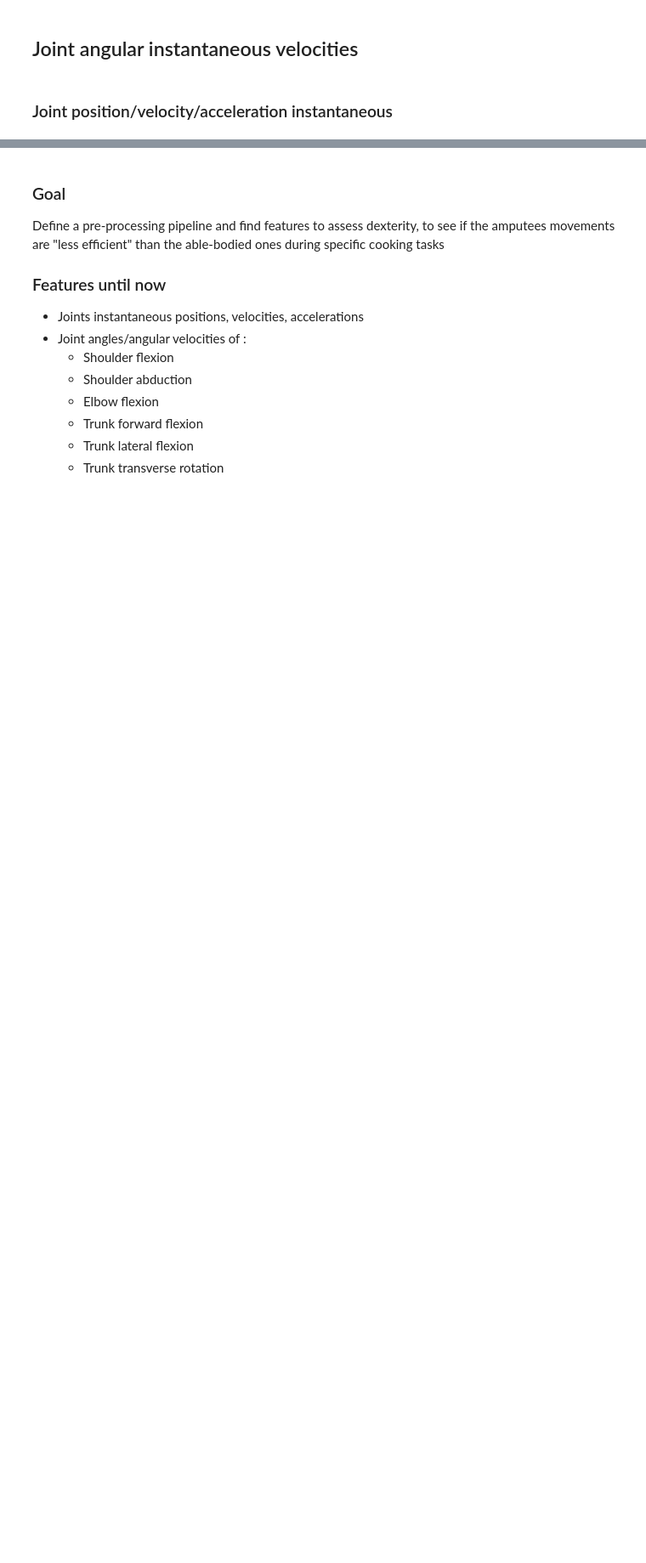
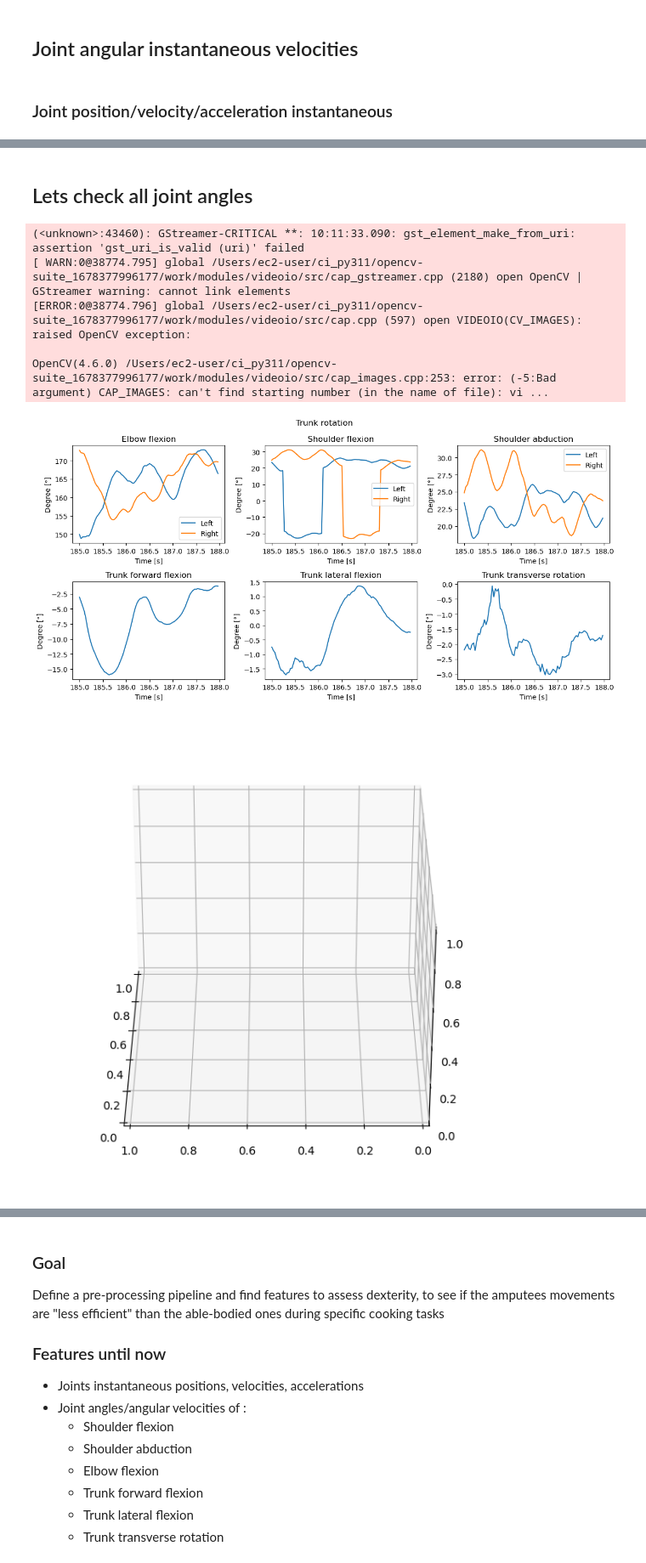
Before and after one commit to FranklinLeong/dexterity_assessment_CL, a Jupyter notebook: src/exploratory copie.ipynb, the cells around one changed output, grey strips where cells are left out. Shown at 85% size. Cells and saved outputs as stored; diff of their text form; code cells hidden in the pictures; blank space fills up the shorter version.

```diff
--- a/src/exploratory copie.ipynb
+++ b/src/exploratory copie.ipynb
@@ -975,13 +1063,3 @@ keys = ['leftshoulder_flex', 'rightshoulder_flex', 'leftshoulder_abduc',
-# %%
-times = df_test['time']
-n = len(times)
-for key in keys:
-    angles = df_test[key]
-    w = [0]
-    for i in range(n-1):
-        w_i = (angles[i+1] - angles[i])/(times[i+1] - times[i])
-        w.append(w_i)
-    df_test[key + '_w'] = w
 # %% [markdown]
 ### Joint position/velocity/acceleration instantaneous
 # %%
@@ -1067,0 +1112,26 @@ df_test.to_csv('Changling_features.csv')
+# %%
+data_npy_path = "../data/data_test_31.07.npy"
+data_npy = np.load(data_npy_path)
+
+df_test = pd.DataFrame()
+df_test['time'] = np.array([time/30 for time in range(len(data_npy))])
+for i in range(17):
+    df_point = pd.DataFrame(data_npy[:, i])
+    df_test[f'point_{i}'] = df_point[[0, 1, 2]].to_numpy().tolist()
+    df_test[f'point_{i}'] = [np.array(point) for point in df_test[f'point_{i}']]
+df_test.rename(columns = {'point_0': 'nose', 'point_1': 'lefteye',
+                          'point_2': 'righteye', 'point_3': 'leftear', 'point_4': 'rightear',
+                          'point_5':'leftshoulder', 'point_6':'rightshoulder',
+                          'point_8':'rightelbow', 'point_7':'leftelbow',
+                          'point_10':'rightwrist', 'point_9':'leftwrist',
+                          'point_12':'righthip', 'point_11':'lefthip',
+                          'point_13': 'leftknee', 'point_14': 'rightknee',
+                          'point_15': 'leftfoot', 'point_16': 'rightfoot'}, inplace = True)
+
+joints = ['leftshoulder_flex', 'rightshoulder_flex', 'leftshoulder_abduc',
+       'rightshoulder_abduc', 'leftelbow_flex', 'rightelbow_flex',
+       'trunk_forward_flex', 'trunk_lateral_flex', 'trunk_rotation']
+
+# Add joints DoF
+add_joint_angles(df_test)
+add_joint_velocities(df_test, joints)
@@ -1067,0 +1175,13 @@ df_test.to_csv('Changling_features.csv')
+# %% [markdown]
+## Lets check all joint angles
+# %%
+plot_all_joints(df_test, 185, 188, 'Trunk rotation')
+video_skeleton('trunk_rot', df_test, 185, 188)
+# %% [output]
+(<unknown>:43460): GStreamer-CRITICAL **: 10:11:33.090: gst_element_make_from_uri: assertion 'gst_uri_is_valid (uri)' failed
+[ WARN:0@38774.795] global /Users/ec2-user/ci_py311/opencv-suite_1678377996177/work/modules/videoio/src/cap_gstreamer.cpp (2180) open OpenCV | GStreamer warning: cannot link elements
+[ERROR:0@38774.796] global /Users/ec2-user/ci_py311/opencv-suite_1678377996177/work/modules/videoio/src/cap.cpp (597) open VIDEOIO(CV_IMAGES): raised OpenCV exception:
+
+OpenCV(4.6.0) /Users/ec2-user/ci_py311/opencv-suite_1678377996177/work/modules/videoio/src/cap_images.cpp:253: error: (-5:Bad argument) CAP_IMAGES: can't find starting number (in the name of file): vi ...
+[figure, added]
+[figure, added]
```
Also changed, not shown: parts of 38 cells of this notebook, 1 other file.
